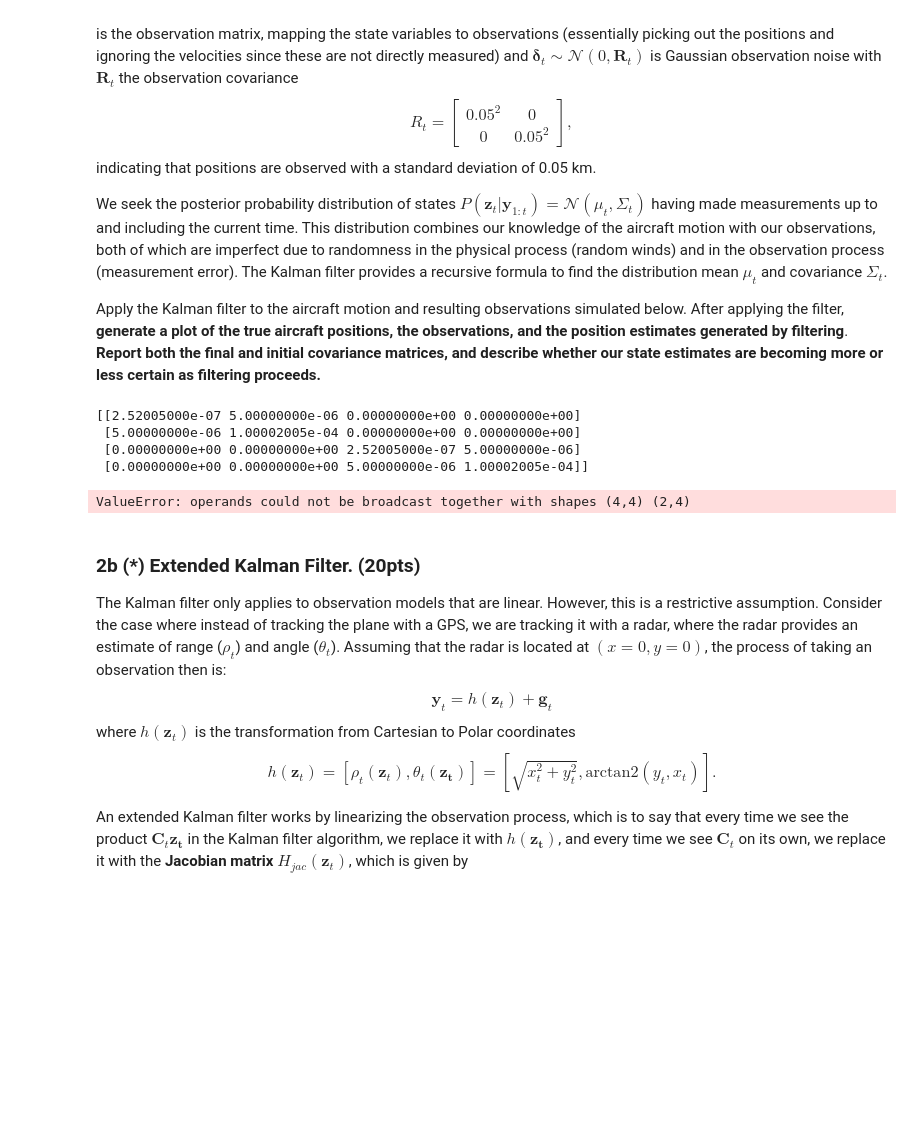
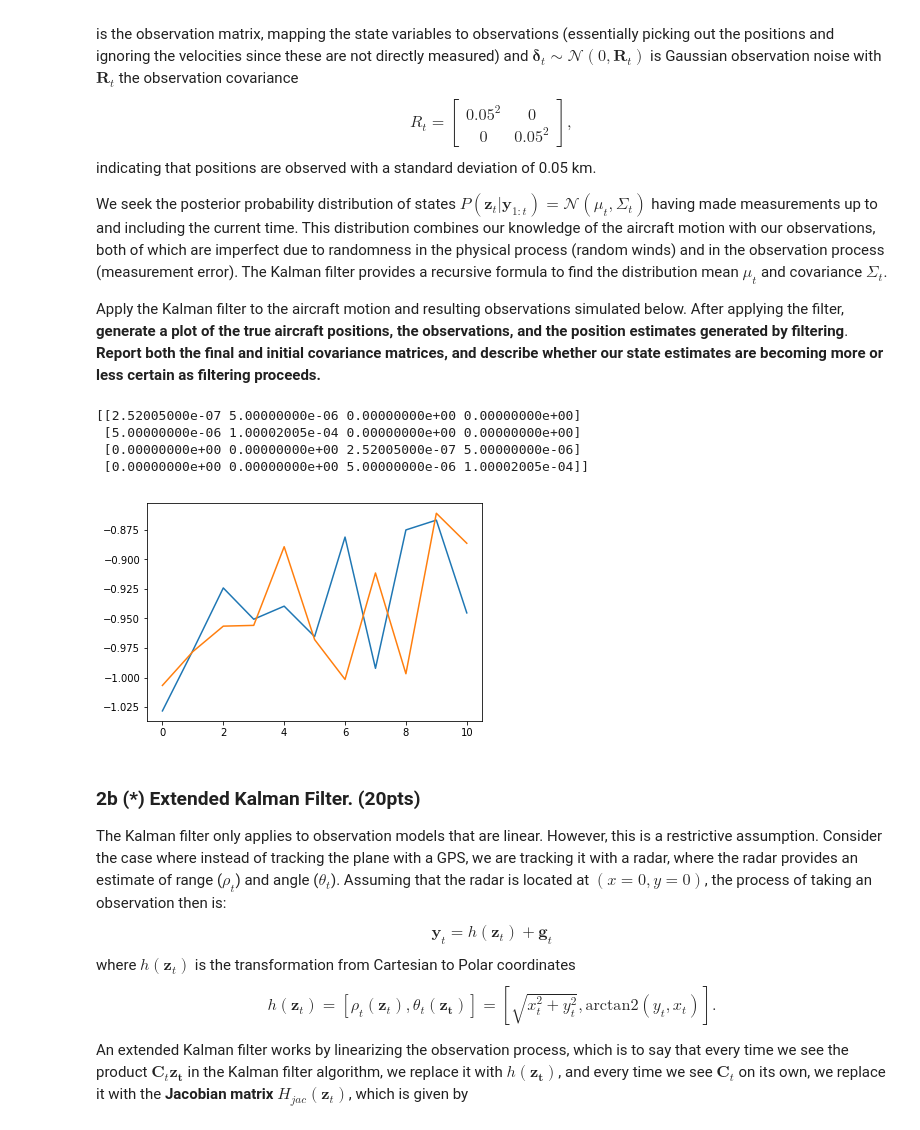
Before and after one commit to jmgibson1996/Homework_3, a Jupyter notebook: Homework_3.ipynb, the cells around one changed output. Drawn from its saved outputs; the diff is of its cells as text; code cells hidden in the pictures; blank space fills up the shorter version.

```diff
--- a/Homework_3.ipynb
+++ b/Homework_3.ipynb
@@ -292,49 +276,41 @@ while t<t_end:
     ###
     ###
 
     mu_previous = mu[-1] # Best state mean estimate from last time step
     Sigma_previous = Sigma[-1] # state covariance from last time step
     Y_current = Y[-1]  # Current observation
 
     # Prediction step
     #! Write code to predict
-    '''
-    print('A',A)
-    print('mu_previous',mu_previous)
-    print('Y', Y)
-    print('Y_current', Y_current)
-    print('Sigma_previous', Sigma_previous)
-    print('A.T',A.T)
-    '''
-    mu_prior = np.dot(A, mu_previous) + np.dot(Y, Y_current) #! a) where the airplane will be according to the motion model
-    Sigma_prior = np.dot(A, np.dot(Sigma_previous, A.T)) + Q #! b) b) the covariance of that estimate
+    mu_prior = np.dot(A, mu_previous) #! a) where the airplane will be according to the motion model
+    Sigma_prior = np.dot(A, np.dot(Sigma_previous, A.T)) + Q #! b) the covariance of that estimate
 
     # Update step
     #! Implement the formulae for the update step of the Kalman filter
     #!
     #!
     #!
-    Y_mean = np.dot(C, mu_prior)
-    Y_covariance = R + np.dot(C, np.dot(Sigma_previous, C.T))
-    K = np.dot(Sigma_previous, np.dot(C.T, np.linalg.inv(Y_covariance)))
+    mean = np.dot(C, mu_prior) # the mean of predictive distribution
+    mean_covariance = R + np.dot(C, np.dot(Sigma_prior, C.T)) # the covariance of predictive mean
+    kalman_gain_matrix = np.dot(Sigma_prior, np.dot(C.T, np.linalg.inv(mean_covariance)))
 
-    mu_post = mu_prior + np.dot(K, (Y_current-Y_mean)) #! The posterior state mean estimate
-    Sigma_post = Sigma_previous - np.dot(Y_covariance, K.T) #! The posterior covariance estimate
+    mu_post = mu_prior + np.dot(kalman_gain_matrix, (Y_current-mean)) #! The posterior state mean estimate
+    Sigma_post = Sigma_prior - np.dot(kalman_gain_matrix, np.dot(mean_covariance, kalman_gain_matrix.T)) #! The posterior covariance estimate
 
     mu.append(mu_post)
     Sigma.append(Sigma_post)
 
     t+=dt
 
 #! Plotting goes here.
 plt.plot(Y)
 plt.show()
 # %% [output]
 [[2.52005000e-07 5.00000000e-06 0.00000000e+00 0.00000000e+00]
  [5.00000000e-06 1.00002005e-04 0.00000000e+00 0.00000000e+00]
  [0.00000000e+00 0.00000000e+00 2.52005000e-07 5.00000000e-06]
  [0.00000000e+00 0.00000000e+00 5.00000000e-06 1.00002005e-04]]
-ValueError: operands could not be broadcast together with shapes (4,4) (2,4)
+[figure, added]
 # %% [markdown]
 ### 2b (\*) Extended Kalman Filter. (20pts)
 The Kalman filter only applies to observation models that are linear.  However, this is a restrictive assumption.  Consider the case where instead of tracking the plane with a GPS, we are tracking it with a radar, where the radar provides an estimate of range ($\rho_t$) and angle ($\theta_t$).  Assuming that the radar is located at $(x=0,y=0)$, the process of taking an observation then is:
```
Also changed, not shown: parts of 4 cells of this notebook.
